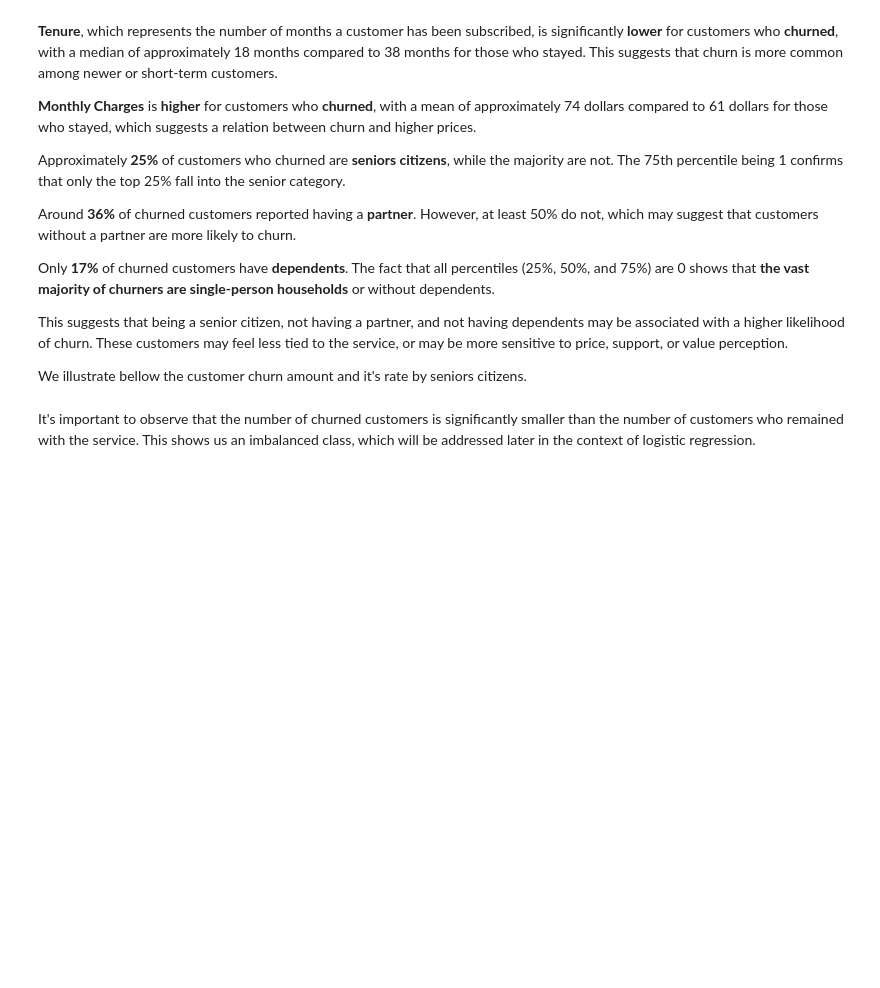
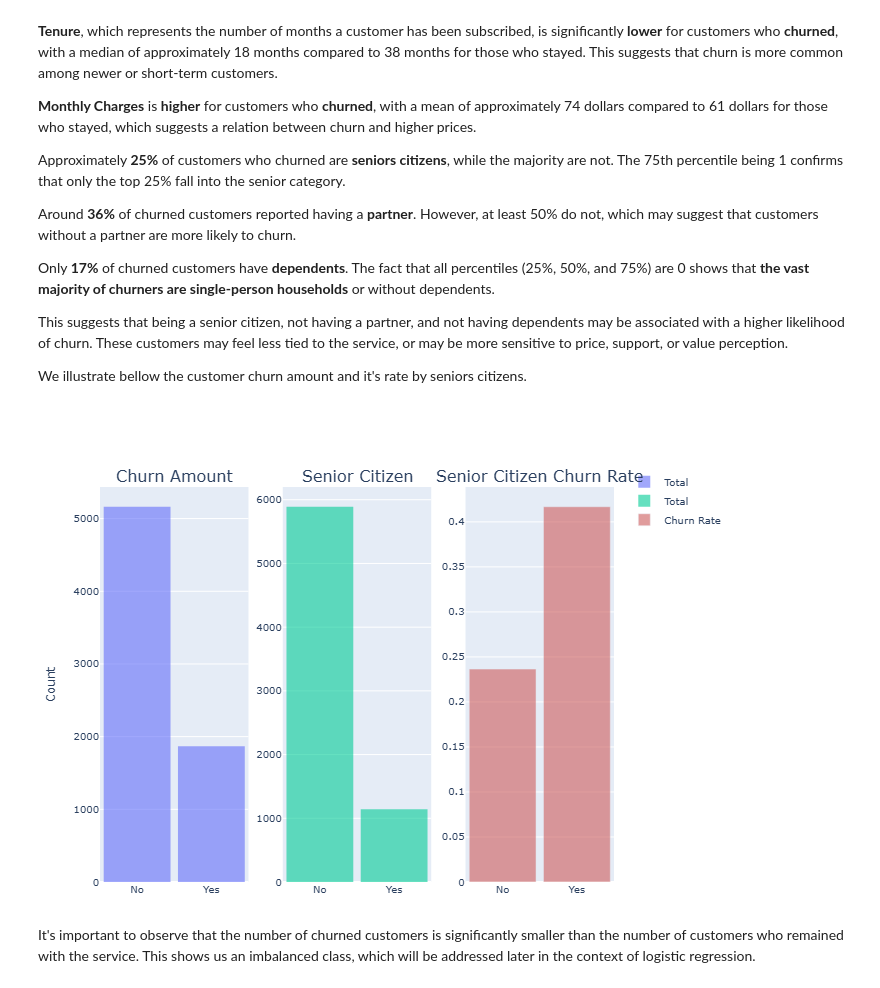
Before and after one commit to suellen-vieira/ml-logistic-regression, a Jupyter notebook: notebooks/customer_churn_prediction.ipynb, the cells around one changed output. Drawn from its saved outputs; the diff is of its cells as text; code cells hidden in the pictures; blank space fills up the shorter version.

```diff
--- a/notebooks/customer_churn_prediction.ipynb
+++ b/notebooks/customer_churn_prediction.ipynb
@@ -326,23 +326,25 @@ We illustrate bellow the customer churn amount and it's rate by seniors citizens
 # %%
 fig = make_subplots(rows=1, cols=3,subplot_titles=('Churn Amount', 'Senior Citizen', 'Senior Citizen Churn Rate'))
 
 cust_churn = cust_churn.replace({1:'Yes',0:'No'})
 fig.add_trace(go.Histogram(x=cust_churn['Churn'],nbinsx=60,name='Total',opacity=0.6), row=1, col=1)
 fig.add_trace(go.Histogram(x=cust_churn[cust_churn['Churn']==1]['Churn'],nbinsx=60,name='Churn',opacity=0.6), row=1, col=1)
 
 fig.add_trace(go.Histogram(x=cust_churn['Senior Citizen'],nbinsx=60,name='Total',opacity=0.6), row=1, col=2)
 fig.add_trace(go.Histogram(x=cust_churn[cust_churn['Churn']==1]['Senior Citizen'],nbinsx=60,name='Churn',opacity=0.6), row=1, col=2)
 
 cust_churn = cust_churn.replace({'Yes': 1, 'No': 0})
 senior_citizen_churn = cust_churn.groupby('Senior Citizen')['Churn'].mean().reset_index()
 senior_citizen_churn['Senior Citizen Label'] = senior_citizen_churn['Senior Citizen'].map({0: 'No', 1: 'Yes'})
 fig.add_trace(go.Bar(x=senior_citizen_churn['Senior Citizen Label'],y=senior_citizen_churn['Churn'],name='Churn Rate',marker_color='indianred', opacity=0.6), row=1, col=3)
 
 fig.update_layout(barmode='overlay',  bargap=0.1,width=1300,   height=500,margin=dict(l=20, r=20, t=80, b=20),yaxis_title='Count',font=dict(size=10),legend=dict(y=1.05, x=1.02))
 
-pio.renderers.default = 'plotly_mimetype'
+pio.renderers.default = 'png'
 
 fig.show()
+# %% [output]
+[figure, added]
 # %% [markdown]
 It's important to observe that the number of churned customers is significantly smaller than the number of customers who remained with the service. This shows us an imbalanced class, which will be addressed later in the context of logistic regression.
 # %% [markdown]
```
Also changed, not shown: parts of 2 cells of this notebook.
